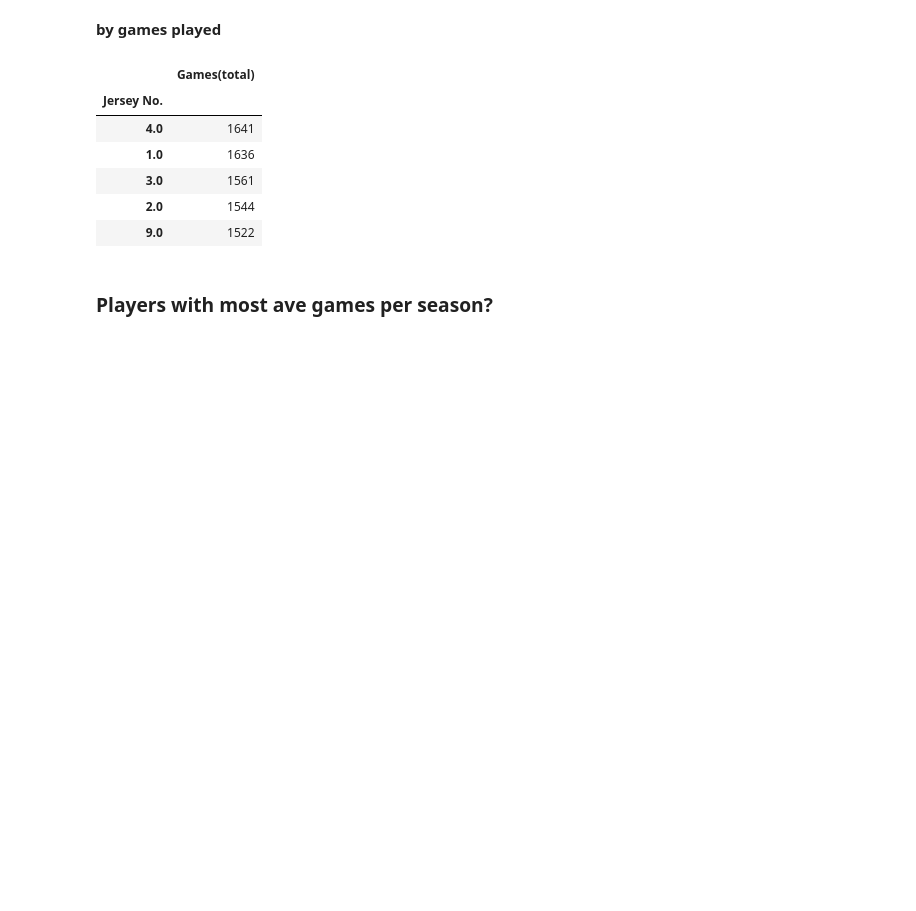
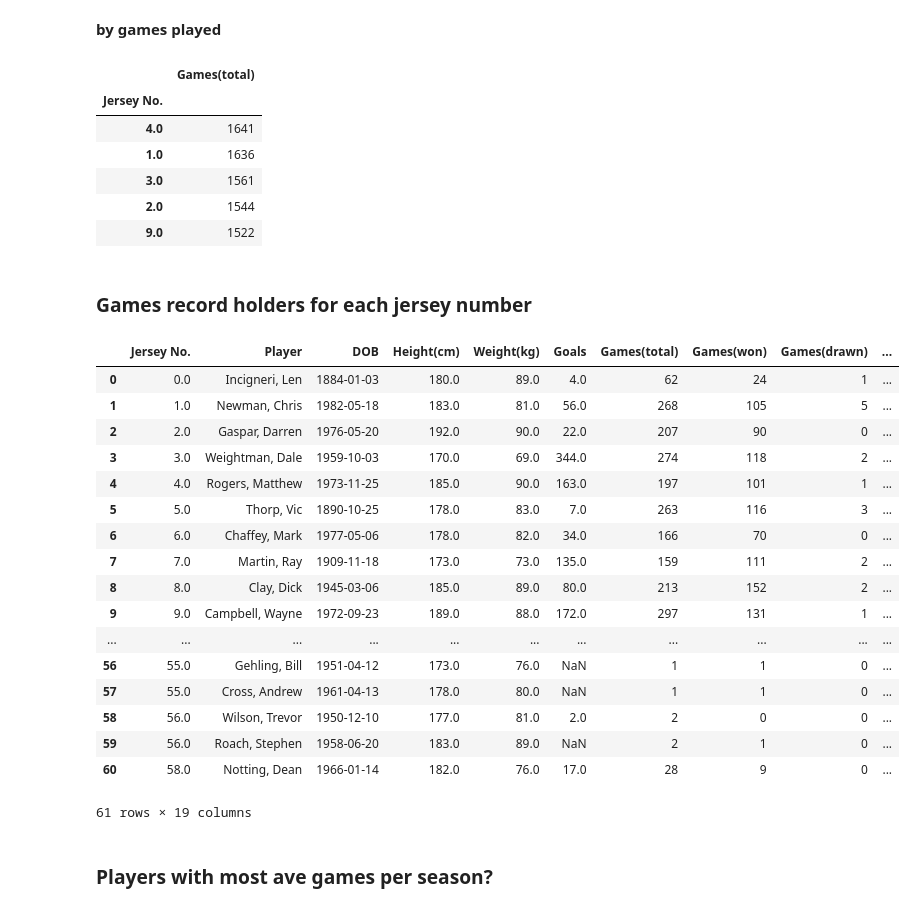
Before and after one commit to bensharkey3/Richmond-FC-player-stats-analysis, a Jupyter notebook: AFL_Tables_richmond.ipynb, the cells around one changed output. Cells and saved outputs as stored; diff of their text form; code cells hidden in the pictures; blank space fills up the shorter version.

```diff
--- a/AFL_Tables_richmond.ipynb
+++ b/AFL_Tables_richmond.ipynb
@@ -184,6 +218,32 @@ df.groupby('Jersey No.').sum()[['Games(total)']].sort_values('Games(total)',asce
 | 3.0 | 1561 |
 | 2.0 | 1544 |
 | 9.0 | 1522 |
+# %% [markdown]
+### Games record holders for each jersey number
+# %%
+def func(group):
+    return group.loc[group['Games(total)'] == group['Games(total)'].max()]
+
+df.groupby('Jersey No.').apply(func).reset_index(drop=True)
+# %% [output]
+|  | Jersey No. | Player | DOB | Height(cm) | Weight(kg) | Goals | Games(total) | Games(won) | Games(drawn) | ... |
+| 0 | 0.0 | Incigneri, Len | 1884-01-03 | 180.0 | 89.0 | 4.0 | 62 | 24 | 1 | ... |
+| 1 | 1.0 | Newman, Chris | 1982-05-18 | 183.0 | 81.0 | 56.0 | 268 | 105 | 5 | ... |
+| 2 | 2.0 | Gaspar, Darren | 1976-05-20 | 192.0 | 90.0 | 22.0 | 207 | 90 | 0 | ... |
+| 3 | 3.0 | Weightman, Dale | 1959-10-03 | 170.0 | 69.0 | 344.0 | 274 | 118 | 2 | ... |
+| 4 | 4.0 | Rogers, Matthew | 1973-11-25 | 185.0 | 90.0 | 163.0 | 197 | 101 | 1 | ... |
+| 5 | 5.0 | Thorp, Vic | 1890-10-25 | 178.0 | 83.0 | 7.0 | 263 | 116 | 3 | ... |
+| 6 | 6.0 | Chaffey, Mark | 1977-05-06 | 178.0 | 82.0 | 34.0 | 166 | 70 | 0 | ... |
+| 7 | 7.0 | Martin, Ray | 1909-11-18 | 173.0 | 73.0 | 135.0 | 159 | 111 | 2 | ... |
+| 8 | 8.0 | Clay, Dick | 1945-03-06 | 185.0 | 89.0 | 80.0 | 213 | 152 | 2 | ... |
+| 9 | 9.0 | Campbell, Wayne | 1972-09-23 | 189.0 | 88.0 | 172.0 | 297 | 131 | 1 | ... |
+| ... | ... | ... | ... | ... | ... | ... | ... | ... | ... | ... |
+| 56 | 55.0 | Gehling, Bill | 1951-04-12 | 173.0 | 76.0 | NaN | 1 | 1 | 0 | ... |
+| 57 | 55.0 | Cross, Andrew | 1961-04-13 | 178.0 | 80.0 | NaN | 1 | 1 | 0 | ... |
+| 58 | 56.0 | Wilson, Trevor | 1950-12-10 | 177.0 | 81.0 | 2.0 | 2 | 0 | 0 | ... |
+| 59 | 56.0 | Roach, Stephen | 1958-06-20 | 183.0 | 89.0 | NaN | 2 | 1 | 0 | ... |
+| 60 | 58.0 | Notting, Dean | 1966-01-14 | 182.0 | 76.0 | 17.0 | 28 | 9 | 0 | ... |
+61 rows × 19 columns
 # %% [markdown]
 ### Players with most ave games per season?
 # %%
```
Also changed, not shown: parts of 66 cells of this notebook.
